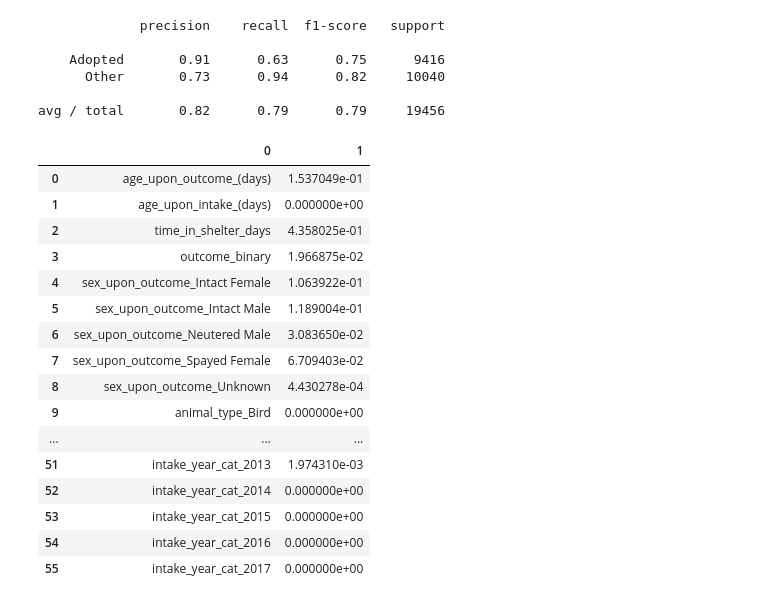
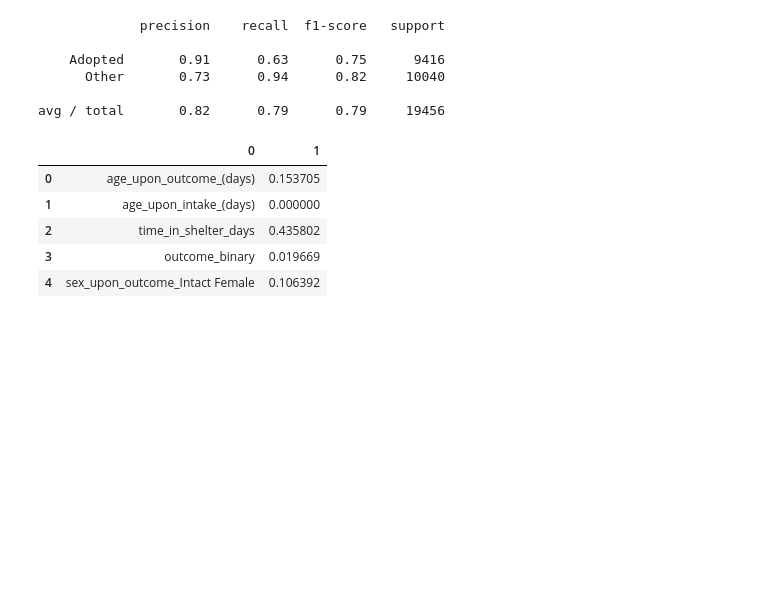
Before and after one commit to CherylTo/AustinPetAdoption, a Jupyter notebook: AustinPetAdoption.ipynb, the cells around one changed output. Saved outputs shown, nothing was run; the diff lists cells and outputs as text; code cells hidden in the pictures; blank space fills up the shorter version.

```diff
--- a/AustinPetAdoption.ipynb
+++ b/AustinPetAdoption.ipynb
@@ -616,22 +610,11 @@ print(classification_report(y_test, predictions, target_names=target_names))
 
 avg / total       0.82      0.79      0.79     19456
 # %%
-pd.DataFrame(list(zip(df3.columns, clf.feature_importances_)))
+pd.DataFrame(list(zip(df3.columns, clf.feature_importances_))).head()
 # %% [output]
 |  | 0 | 1 |
-| 0 | age_upon_outcome_(days) | 1.537049e-01 |
-| 1 | age_upon_intake_(days) | 0.000000e+00 |
-| 2 | time_in_shelter_days | 4.358025e-01 |
-| 3 | outcome_binary | 1.966875e-02 |
-| 4 | sex_upon_outcome_Intact Female | 1.063922e-01 |
-| 5 | sex_upon_outcome_Intact Male | 1.189004e-01 |
-| 6 | sex_upon_outcome_Neutered Male | 3.083650e-02 |
-| 7 | sex_upon_outcome_Spayed Female | 6.709403e-02 |
-| 8 | sex_upon_outcome_Unknown | 4.430278e-04 |
-| 9 | animal_type_Bird | 0.000000e+00 |
-| ... | ... | ... |
-| 51 | intake_year_cat_2013 | 1.974310e-03 |
-| 52 | intake_year_cat_2014 | 0.000000e+00 |
-| 53 | intake_year_cat_2015 | 0.000000e+00 |
-| 54 | intake_year_cat_2016 | 0.000000e+00 |
-| 55 | intake_year_cat_2017 | 0.000000e+00 |
+| 0 | age_upon_outcome_(days) | 0.153705 |
+| 1 | age_upon_intake_(days) | 0.000000 |
+| 2 | time_in_shelter_days | 0.435802 |
+| 3 | outcome_binary | 0.019669 |
+| 4 | sex_upon_outcome_Intact Female | 0.106392 |
```
Also changed, not shown: parts of 5 cells of this notebook.
